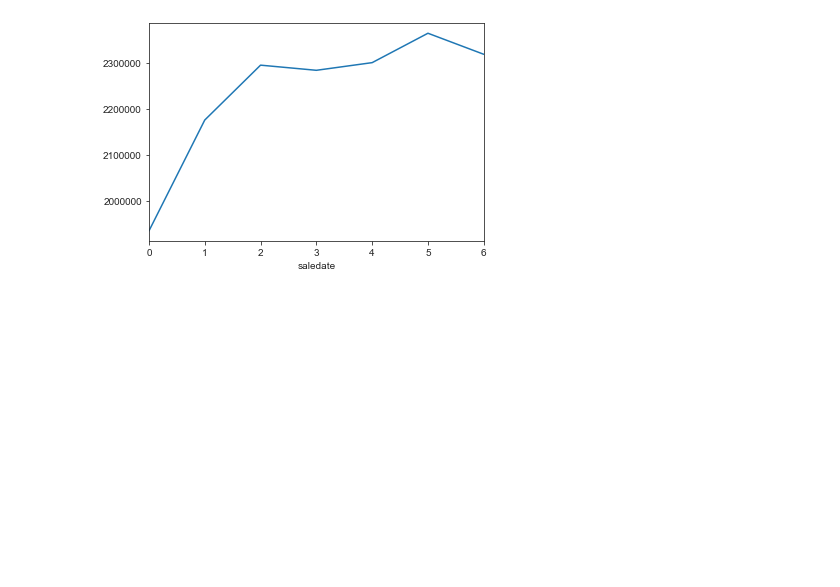
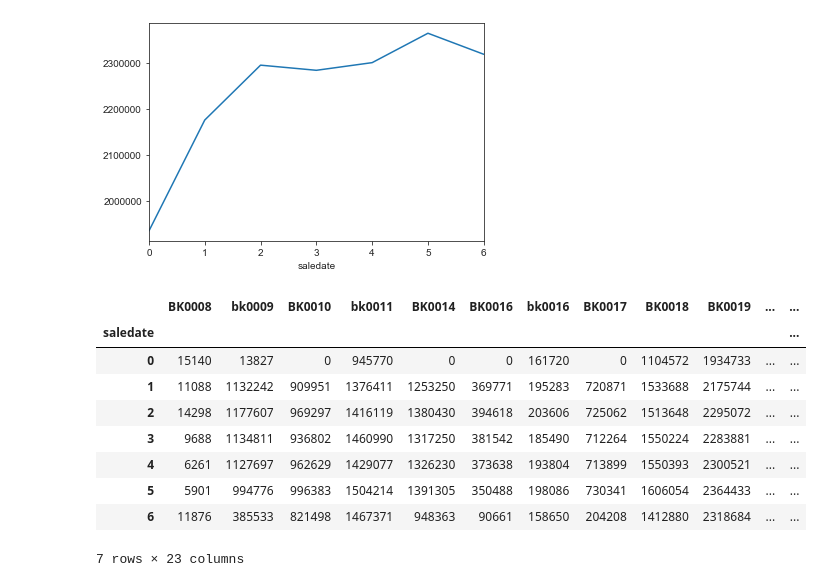
Before and after one commit to chul0717/capstone2, a Jupyter notebook: src/notebook.ipynb, the cells around one changed output. Cells and saved outputs as stored; diff of their text form; code cells hidden in the pictures; blank space fills up the shorter version.

```diff
--- a/src/notebook.ipynb
+++ b/src/notebook.ipynb
@@ -73,7 +73,7 @@ def store_dataframe(df, interval):
     Parameters
     ==========
     df: Pandas DataFrame
-        Raw Dataframe with all stores and transactions
+        Dataframe output from convert_dates()
     interval: str
         Label of the interval used to aggregate datetimes
 
@@ -162,7 +167,7 @@ def weekly_average_series(df, STORE_CODE):
     Parameters
     ==========
     df: Pandas DataFrame
-        Sales data frame
+        Dataframe output from convert_dates()
     STORE_CODE: str
         Store ID number
 
@@ -207,4 +212,15 @@ def weekly_average_dataframe(df):
     return weekly_df
 # %%
 test = weekly_average_dataframe(df2019)
-test
+test.astype("int64")
+# %% [output]
+|  | BK0008 | bk0009 | BK0010 | bk0011 | BK0014 | BK0016 | bk0016 | BK0017 | BK0018 | BK0019 | ... | ... |
+| saledate |  |  |  |  |  |  |  |  |  |  |  | ... |
+| 0 | 15140 | 13827 | 0 | 945770 | 0 | 0 | 161720 | 0 | 1104572 | 1934733 | ... | ... |
+| 1 | 11088 | 1132242 | 909951 | 1376411 | 1253250 | 369771 | 195283 | 720871 | 1533688 | 2175744 | ... | ... |
+| 2 | 14298 | 1177607 | 969297 | 1416119 | 1380430 | 394618 | 203606 | 725062 | 1513648 | 2295072 | ... | ... |
+| 3 | 9688 | 1134811 | 936802 | 1460990 | 1317250 | 381542 | 185490 | 712264 | 1550224 | 2283881 | ... | ... |
+| 4 | 6261 | 1127697 | 962629 | 1429077 | 1326230 | 373638 | 193804 | 713899 | 1550393 | 2300521 | ... | ... |
+| 5 | 5901 | 994776 | 996383 | 1504214 | 1391305 | 350488 | 198086 | 730341 | 1606054 | 2364433 | ... | ... |
+| 6 | 11876 | 385533 | 821498 | 1467371 | 948363 | 90661 | 158650 | 204208 | 1412880 | 2318684 | ... | ... |
+7 rows × 23 columns
```
Also changed, not shown: parts of 2 cells of this notebook.
